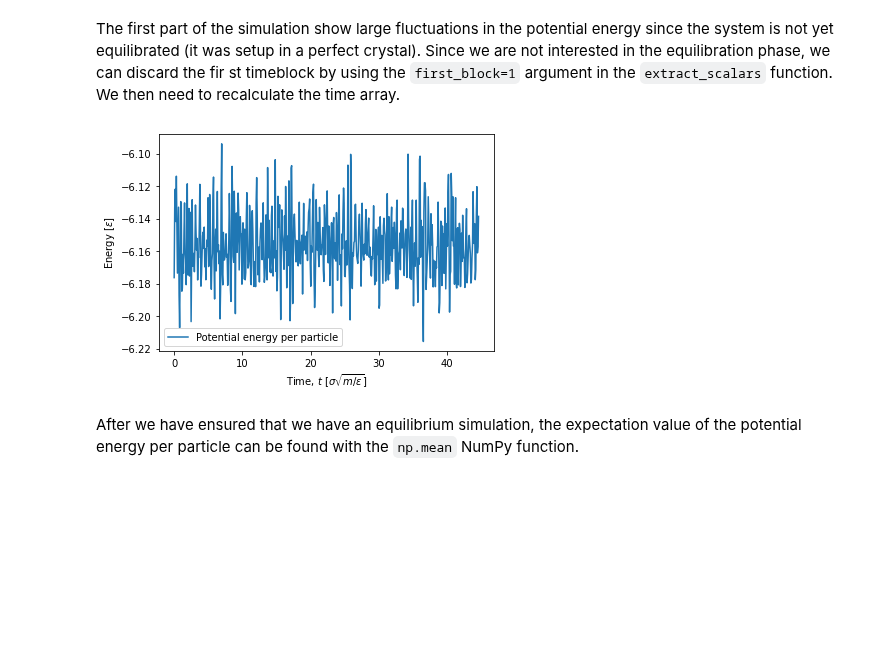
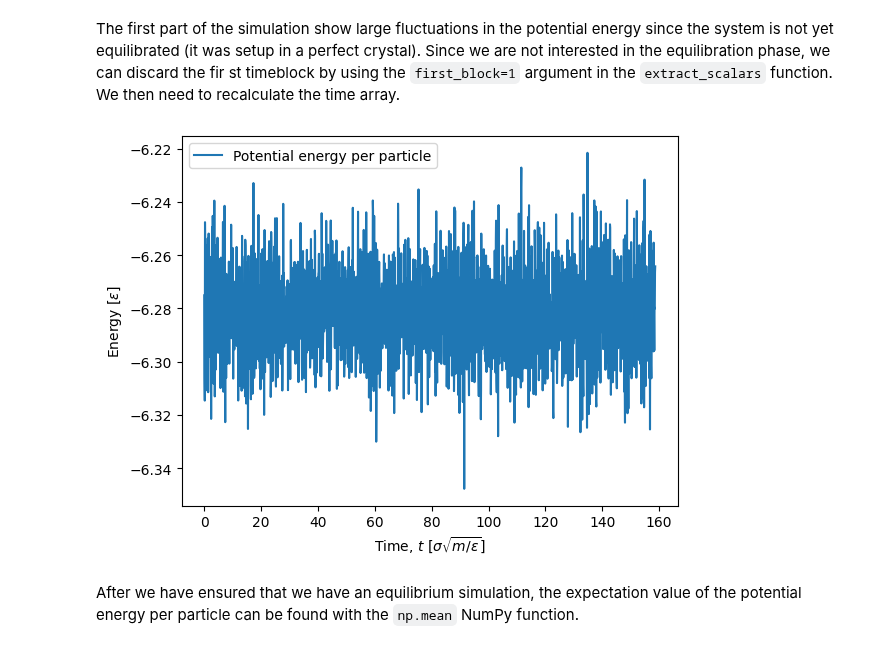
Before and after one commit to jklust/gamdpy, a Jupyter notebook: tutorials/my_first_simulation.ipynb, the cells around one changed output. Drawn from its saved outputs; the diff is of its cells as text; code cells hidden in the pictures; blank space fills up the shorter version.

Commit message:
Updated the my_first_simulation.ipynb notebook, to accomidate the new interfaces, and recomendations.

```diff
--- a/tutorials/my_first_simulation.ipynb
+++ b/tutorials/my_first_simulation.ipynb
@@ -155,3 +164,5 @@ pair_pot.plot(xlim=(0.8, 2.5), ylim=(-1.1, 1.5))
+# %%
+interactions = [pair_pot, ]
 # %% [markdown]
 ## Integrator
 
@@ -162,3 +176,9 @@ integrator = rp.integrators.NVT(temperature=temperature, tau=0.2, dt=0.005)
+# %%
+runtime_actions = [
+    rp.ConfigurationSaver(),
+    rp.ScalarSaver(steps_between_output=16),
+    rp.MomentumReset(steps_between_reset=100),
+]
 # %% [markdown]
 
 ## The Simulation object
@@ -173,11 +194,6 @@ For the simulation object we also specify that we want ten time blocks of one th
 # %%
-# Setup Simulation.
-sim = rp.Simulation(
-    configuration=configuration,
-    interactions=pair_pot,
-    integrator=integrator,
-    steps_between_momentum_reset=100,
-    num_timeblocks=10,         # The simulation is divided into 10 timeblocks
-    steps_per_timeblock=1000,  #   of 1000 steps each.
-    storage='memory'  # Store data in memory,
-)                     #   change to storage='output.h5' for storage on disk.
+# Setup Simulation
+sim = rp.Simulation(configuration, interactions, integrator, runtime_actions,
+                    num_timeblocks=32,
+                    steps_per_timeblock=1024,
+                    storage='memory')
@@ -188,3 +206,5 @@ Finally, we run the simulation using the `run` method. Some basic information wi
 # %%
-sim.run()  # Run simulation
+for timeblock in sim.run_timeblocks():
+        print(sim.status(per_particle=True))
+print(sim.summary())
 # %% [output]
@@ -255,16 +273,16 @@ plt.show()
 The first part of the simulation show large fluctuations in the potential energy since the system is not yet equilibrated (it was setup in a perfect crystal). Since we are not interested in the equilibration phase, we can discard the fir st timeblock by using the `first_block=1` argument in the `extract_scalars` function. We then need to recalculate the time array.
 # %%
 U, W, K = rp.extract_scalars(sim.output, ['U', 'W', 'K'], first_block=1)
-time = np.arange(len(U)) * dt * sim.output_calculator.steps_between_output
+time = np.arange(len(U)) * dt * sim.output.attrs["steps_between_output"]
 
 plt.figure()
 plt.plot(time, U/N, label='Potential energy per particle')
 plt.xlabel(r'Time, $t$ [$\sigma\sqrt{m/\varepsilon}$]')  # Time in LJ units
 plt.ylabel(r'Energy [$\varepsilon$]')  # Energy in LJ units
 plt.legend()
 plt.show()
 # %% [output]
-[figure, old version]
+[figure, new version]
 # %% [markdown]
 After we have ensured that we have an equilibrium simulation, the expectation value of the potential energy per particle can be found with the `np.mean` NumPy function.
 # %%
```
Also changed, not shown: parts of 24 cells of this notebook.
